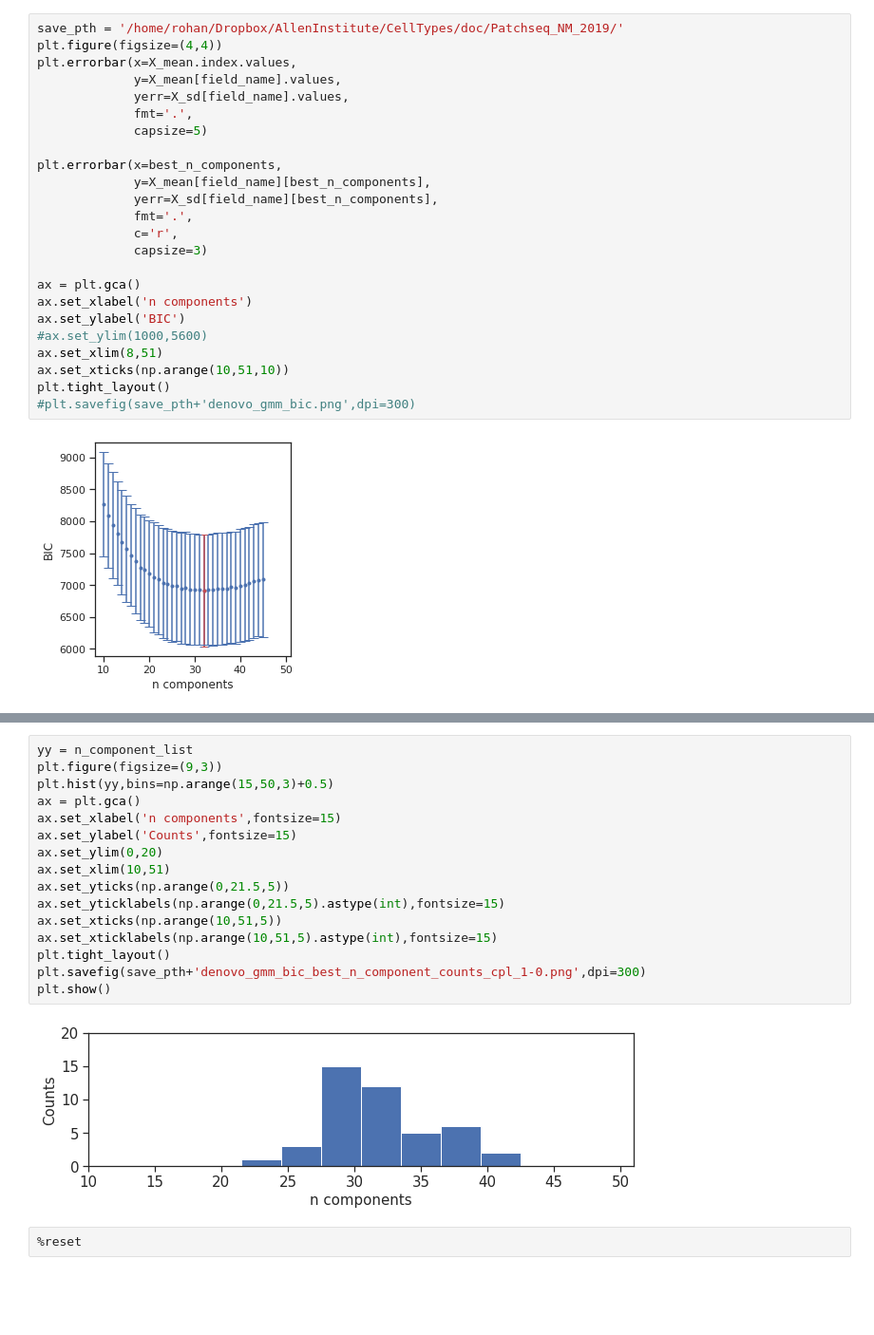
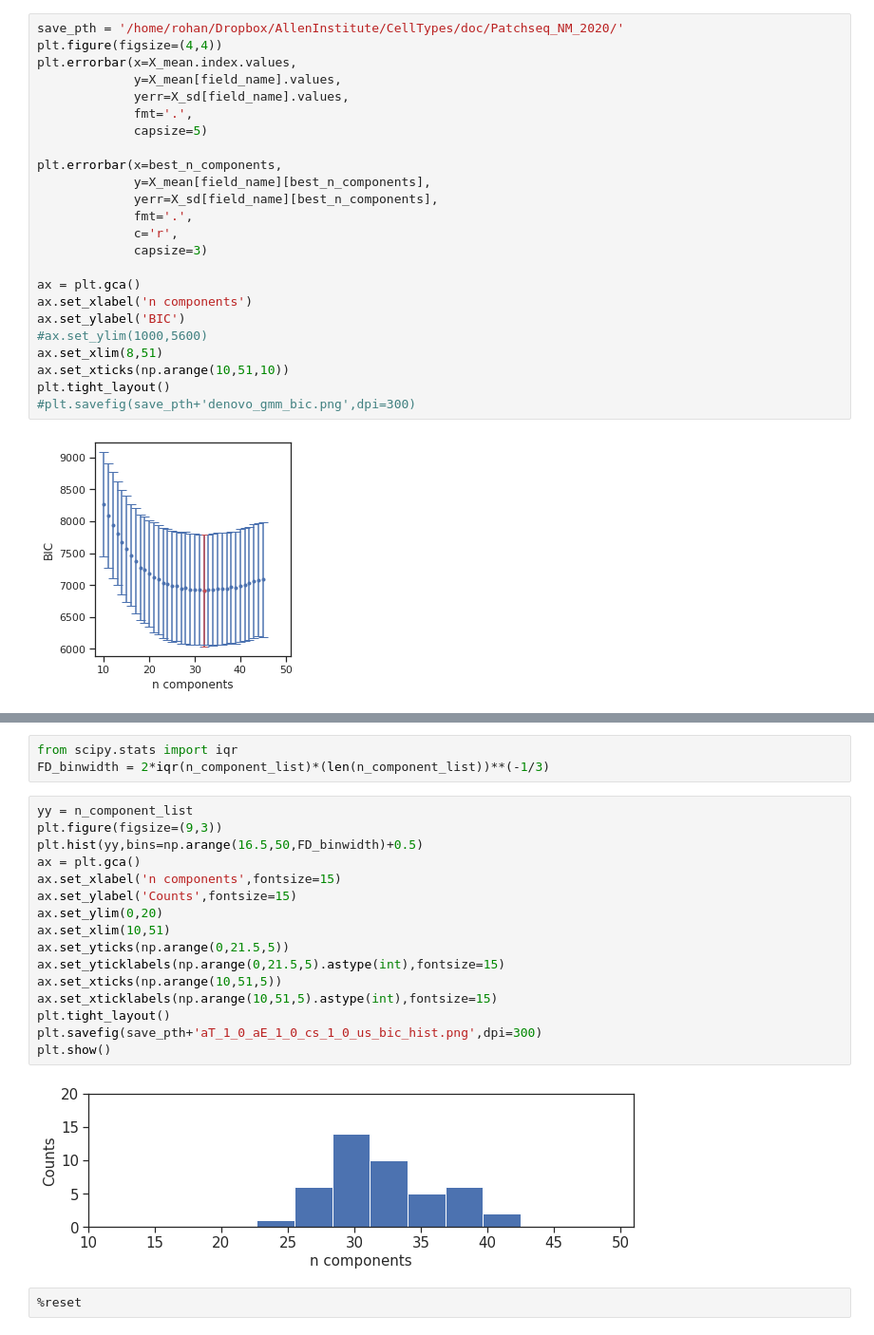
Before and after one commit to AllenInstitute/coupledAE-patchseq, a Jupyter notebook: analysis_denovo_clustering.ipynb, the cells around one changed output, grey strips where cells are left out. Shown at 95% size. Drawn from its saved outputs; the diff is of its cells as text; blank space fills up the shorter version.

```diff
--- a/analysis_denovo_clustering.ipynb
+++ b/analysis_denovo_clustering.ipynb
@@ -13,7 +13,7 @@ X_mean = D.groupby('n_components').mean()[[field_name]]
 X_sd = D.groupby('n_components').std()[[field_name]]
 best_n_components = X_mean[field_name].idxmin()
 # %%
-save_pth = '/home/rohan/Dropbox/AllenInstitute/CellTypes/doc/Patchseq_NM_2019/'
+save_pth = '/home/rohan/Dropbox/AllenInstitute/CellTypes/doc/Patchseq_NM_2020/'
 plt.figure(figsize=(4,4))
 plt.errorbar(x=X_mean.index.values,
              y=X_mean[field_name].values,
@@ -61,21 +67,24 @@ plt.tight_layout()
+# %%
+from scipy.stats import iqr
+FD_binwidth = 2*iqr(n_component_list)*(len(n_component_list))**(-1/3)
 # %%
 yy = n_component_list
 plt.figure(figsize=(9,3))
-plt.hist(yy,bins=np.arange(15,50,3)+0.5)
+plt.hist(yy,bins=np.arange(16.5,50,FD_binwidth)+0.5)
 ax = plt.gca()
 ax.set_xlabel('n components',fontsize=15)
 ax.set_ylabel('Counts',fontsize=15)
 ax.set_ylim(0,20)
 ax.set_xlim(10,51)
 ax.set_yticks(np.arange(0,21.5,5))
 ax.set_yticklabels(np.arange(0,21.5,5).astype(int),fontsize=15)
 ax.set_xticks(np.arange(10,51,5))
 ax.set_xticklabels(np.arange(10,51,5).astype(int),fontsize=15)
 plt.tight_layout()
-plt.savefig(save_pth+'denovo_gmm_bic_best_n_component_counts_cpl_1-0.png',dpi=300)
+plt.savefig(save_pth+'aT_1_0_aE_1_0_cs_1_0_us_bic_hist.png',dpi=300)
 plt.show()
 # %% [output]
-[figure, old version]
+[figure, new version]
 # %%
 %reset
 # %%
```
Also changed, not shown: parts of 20 cells of this notebook, 7 other files.
